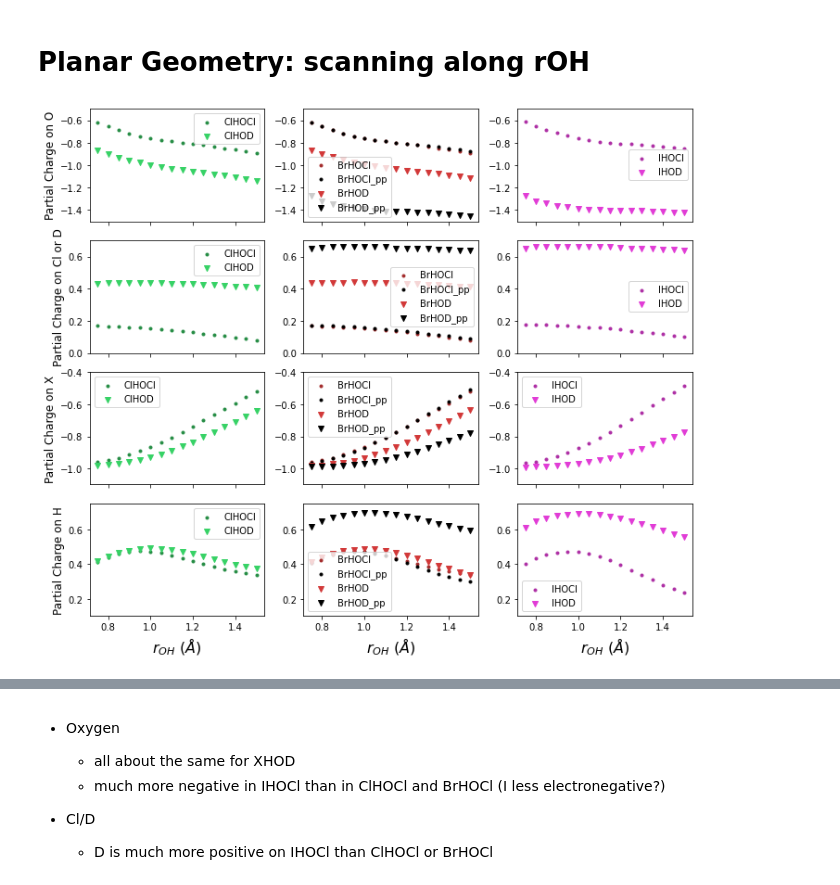
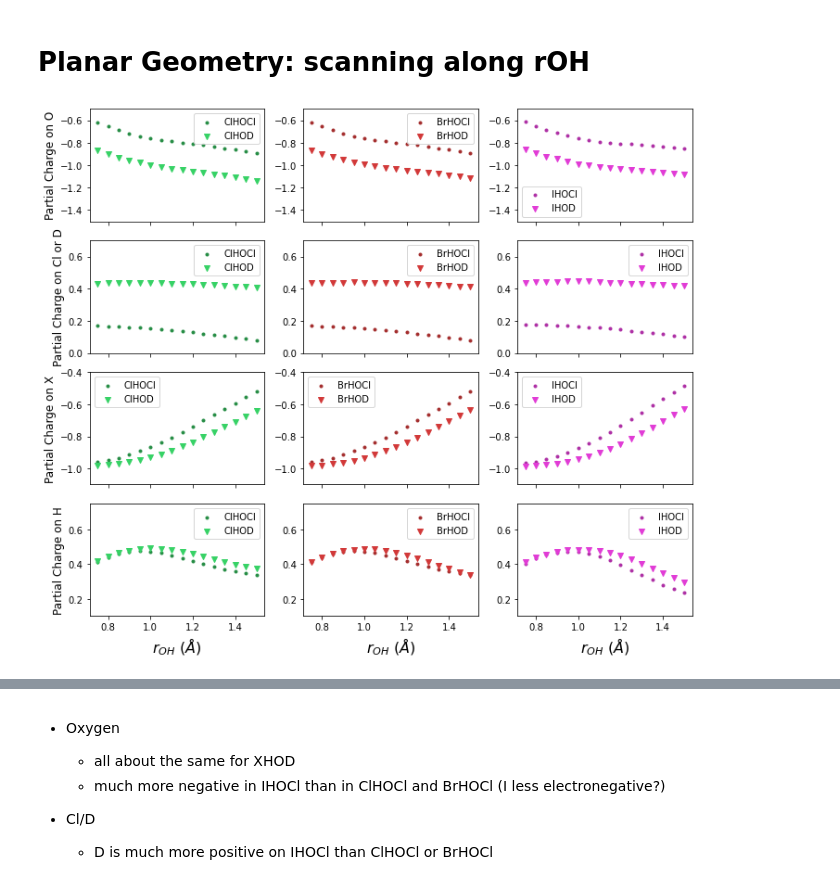
Before and after one commit to cgavinh/mccoy_hocl, a Jupyter notebook: HOCl_working.ipynb, the cells around one changed output, grey strips where cells are left out. Saved outputs shown, nothing was run; the diff lists cells and outputs as text; code cells hidden in the pictures.

```diff
--- a/HOCl_working.ipynb
+++ b/HOCl_working.ipynb
@@ -388,11 +478,5 @@ mull_df
 # %% [markdown]
 # Natural Charges:
-# %%
-with open('clhocl/natural_charges.txt', 'r') as f:
-    lines = f.readlines()
-    split = []
-    for line in lines:
-        split.append(line.split())
 # %%
 def pull_charges(file, rearrange=False):
     split = []
@@ -694,0 +722,10 @@ plt.savefig('natural_charges_clhocl_v_clhod.pdf')
+# %%
+fig = plt.figure()
+ax = plt.axes()
+
+oop = np.arange(0,55,5)
+#for i in range(4): axs[i,1].scatter(oop, clhod_oop_nbo[:,i], label="ClHOD", color='green', marker='.')
+#for i in range(4): axs[i,1].scatter(oop, brhod_oop_nbo[:,i], label="BrHOD", color='maroon', marker='v')
+plt.scatter(oop, clhod_oop_nbo[:,0] + clhod_oop_nbo[:,1], label="clhod", color='green')
+plt.scatter(oop, brhod_oop_nbo[:,0] + brhod_oop_nbo[:,1], label="brhod", color='maroon')
+plt.legend(loc='best')
@@ -694,0 +737,19 @@ plt.savefig('natural_charges_clhocl_v_clhod.pdf')
+# %%
+fig, axs = plt.subplots(1, 3, sharex=True)
+oop = np.arange(0,55,5)
+axs[0].scatter(oop, clhod_oop_nbo[:,0], label="clhod", color='green')
+axs[0].scatter(oop, brhod_oop_nbo[:,0], label="brhod", color='maroon')
+axs[1].scatter(oop,clhod_oop_nbo[:,1], label="clhod", color='green')
+axs[1].scatter(oop,brhod_oop_nbo[:,1], label="brhod", color='maroon')
+axs[2].scatter(oop, clhod_oop_nbo[:,0] + clhod_oop_nbo[:,1], label="clhod", color='green')
+axs[2].scatter(oop, brhod_oop_nbo[:,0] + brhod_oop_nbo[:,1], label="brhod", color='maroon')
+for a in axs:
+    a.legend(loc='best')
+    a.set_xlabel('oop')
+    a.set_ylabel('natural charge')
+axs[0].set_title('Charge on O')
+axs[1].set_title('Charge on D')
+axs[2].set_title('Summed Charges')
+plt.tight_layout()
+fig.set_size_inches(w=8,h=3)
+plt.savefig('why_are_we_using_summed_OD.pdf')
@@ -738,36 +801,36 @@ oop = np.arange(0.75,1.55,0.05)
 for i in range(4):axs[i,0].scatter(oop, clhocl_rOH_nbo[:,i], label="ClHOCl", color='#268D45', marker='.')
 for i in range(4):axs[i,0].scatter(oop, clhod_rOH_nbo[:,i], label="ClHOD", color='#37D266', marker='v')
 for i in range(4):axs[i,1].scatter(oop, brhocl_rOH_nbo[:,i], label="BrHOCl", color='#A42D2D', marker='.')
-for i in range(4):axs[i,1].scatter(oop, brhocl_pp_rOH_nbo[:,i],label="BrHOCl_pp", color='black', marker='.')
+#for i in range(4):axs[i,1].scatter(oop, brhocl_pp_rOH_nbo[:,i],label="BrHOCl_pp", color='black', marker='.')
 for i in range(4):axs[i,1].scatter(oop, brhod_rOH_nbo[:,i], label="BrHOD", color='#D23939', marker='v')
-for i in range(4):axs[i,1].scatter(oop, brhod_pp_rOH_nbo[:,i], label="BrHOD_pp", color='black', marker='v')
+#for i in range(4):axs[i,1].scatter(oop, brhod_pp_rOH_nbo[:,i], label="BrHOD_pp", color='black', marker='v')
 for i in range(4):axs[i,2].scatter(oop, ihocl_rOH_nbo[:,i], label="IHOCl", color='#AE2FA5', marker='.')
 for i in range(4):axs[i,2].scatter(oop, ihod_rOH_nbo[:,i], label="IHOD", color='#E13CD6', marker='v')
 
 for ax in axs[0,:]:ax.set_ylim(-1.5, -0.5)
 for ax in axs[1,:]:ax.set_ylim(0, 0.7)
 for ax in axs[2,:]:ax.set_ylim(-1.1, -0.4)
 for ax in axs[3,:]:ax.set_ylim(0.1, 0.75)
 for a in axs:
     for b in a:
         b.legend(loc='best')
 
 axs[0,0].set_ylabel("Partial Charge on O", fontsize=12)
 axs[1,0].set_ylabel("Partial Charge on Cl or D", fontsize=12)
 axs[2,0].set_ylabel("Partial Charge on X", fontsize=12)
 axs[3,0].set_ylabel("Partial Charge on H", fontsize=12)
 
 axs[3,0].set_xlabel(r'$r_{OH}$ ($\AA$)', fontsize=16)
 axs[3,1].set_xlabel(r'$r_{OH}$ ($\AA$)', fontsize=16)
 axs[3,2].set_xlabel(r'$r_{OH}$ ($\AA$)', fontsize=16)
 
 
 fig.subplots_adjust(wspace = 0, hspace = 0)
 fig.set_size_inches(w=10,h=8.5)
 plt.tight_layout()
 plt.savefig('natural_charges_xhocl_v_xhod.pdf')
 # %% [output]
-[figure, old version]
+[figure, new version]
 # %%
 %matplotlib inline
 fig, axs = plt.subplots(4, 2, sharex=True)
```
Also changed, not shown: parts of 49 cells of this notebook, 13 other files.
